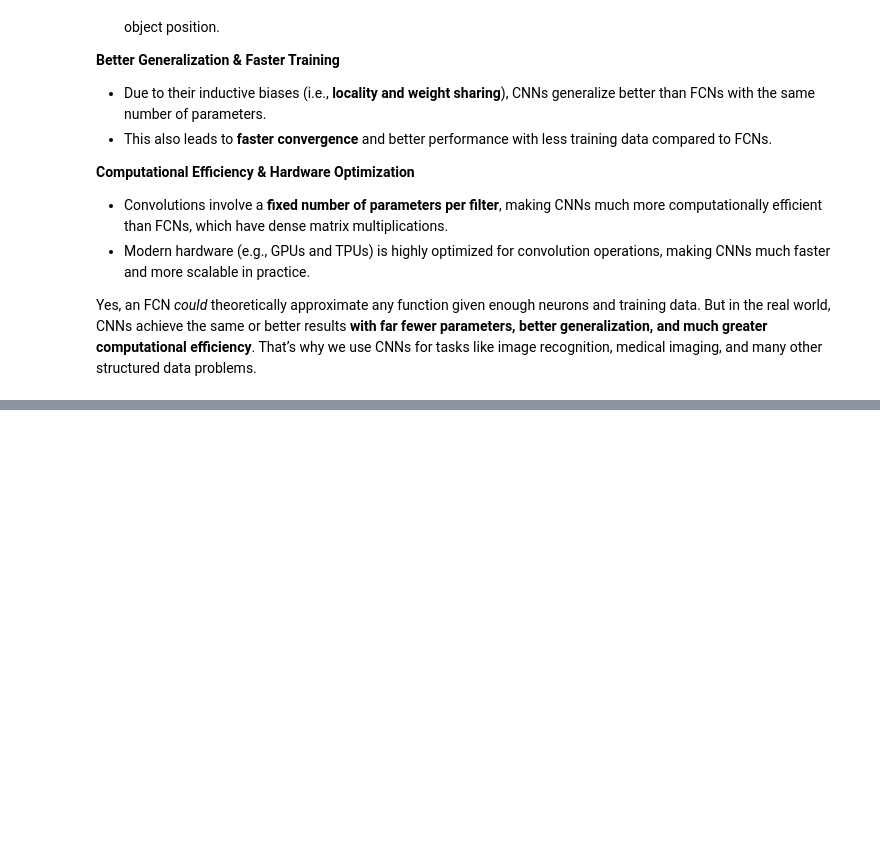
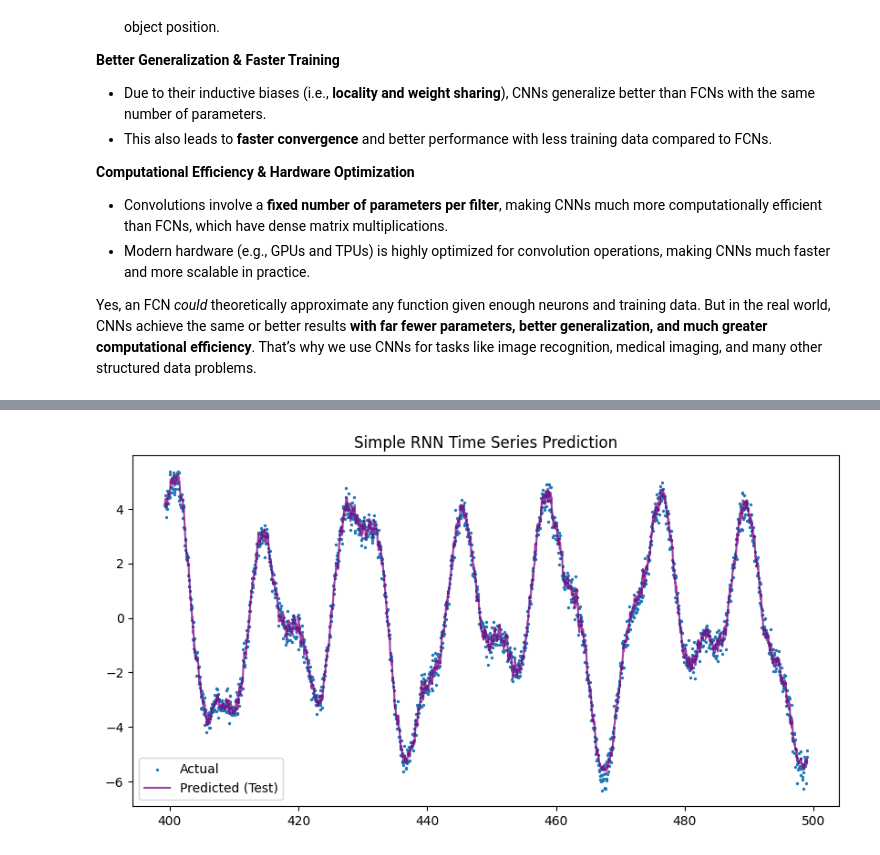
Before and after one commit to weirichd/comp_374, a Jupyter notebook: lecture_notes/Week_5.ipynb, the cells around one changed output, grey strips where cells are left out. Saved outputs shown, nothing was run; the diff lists cells and outputs as text; code cells hidden in the pictures; blank space fills up the shorter version.

```diff
--- a/lecture_notes/Week_5.ipynb
+++ b/lecture_notes/Week_5.ipynb
@@ -657,0 +562,30 @@ Epoch 4/4
+# %%
+SEQUENCE_LENGHTH = 20
+
+X, y = [], []
+
+for i in range(len(t) - SEQUENCE_LENGHTH):
+    X.append(sine_wave_signal[i:i + SEQUENCE_LENGHTH])
+    y.append(sine_wave_signal[i + SEQUENCE_LENGHTH])
+
+X, y = np.array(X), np.array(y)
+
+# This is required for compatibility with Keras RNNs
+X = np.expand_dims(X, axis=-1)
+y = np.expand_dims(y, axis=-1)
+
+split = int(y.shape[0] * .8)
+
+# We do the split out of time, instead of splitting randomly!
+X_train, X_test = X[:split], X[split:]
+y_train, y_test = y[:split], y[split:]
+# %%
+model = Sequential()
+
+model.add(layers.Input((SEQUENCE_LENGHTH, 1)))
+model.add(layers.SimpleRNN(32, activation='tanh', return_sequences=False))
+model.add(layers.Dense(1))
+
+model.compile(optimizer='adam', loss='mse')
+
+model.summary()
@@ -657,0 +604,8 @@ Epoch 4/4
+# %%
+history = model.fit(X_train, y_train, epochs=4, batch_size=20, validation_data=(X_test, y_test), verbose=1)
+
+y_hat = model.predict(X)
+
+split = int(y.shape[0] * .8)
+
+y_hat_train, y_hat_test = y_hat[:split], y_hat[split:]
@@ -657,0 +622,9 @@ Epoch 4/4
+# %%
+plt.figure(figsize=(10, 5))
+plt.scatter(t[split:-SEQUENCE_LENGHTH], y_test, s=2, label="Actual")
+plt.plot(t[split:-SEQUENCE_LENGHTH], y_hat_test, label="Predicted (Test)", color='purple', alpha=.75)
+plt.legend()
+plt.title("Simple RNN Time Series Prediction")
+plt.show()
+# %% [output]
+[figure, added]
```
Also changed, not shown: parts of 23 cells of this notebook, 1 other file.
